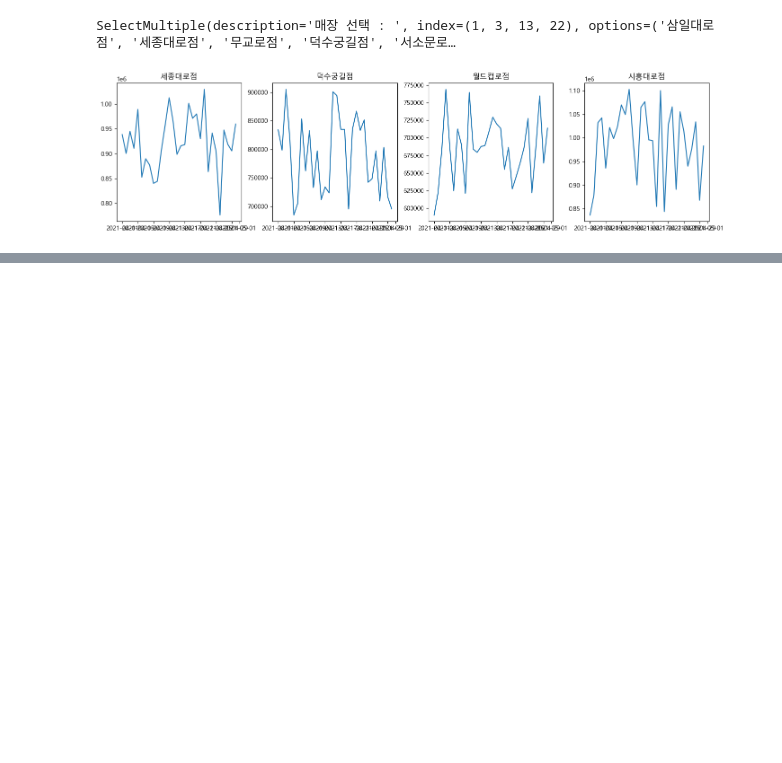
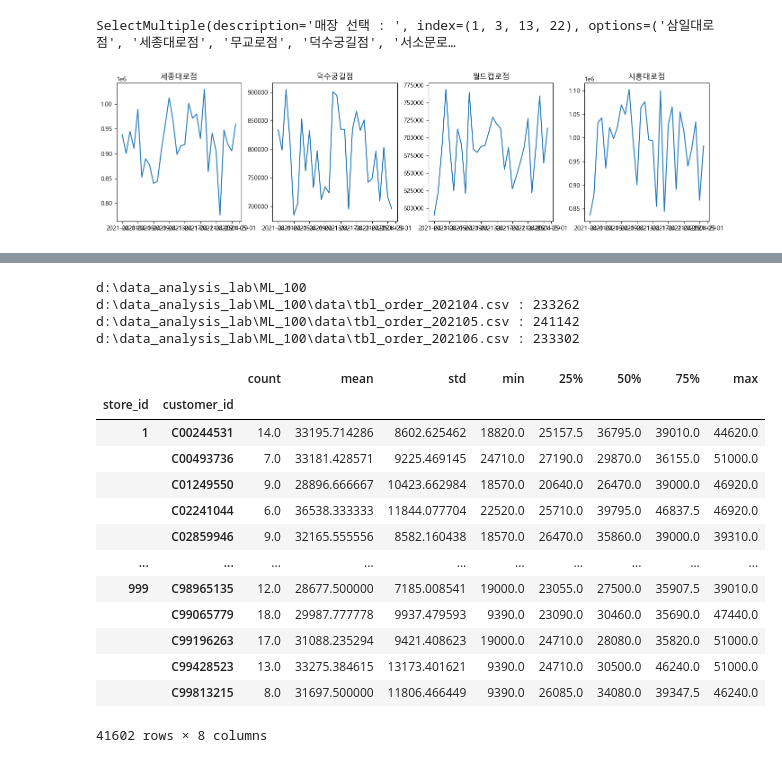
Before and after one commit to yumioh/data_analysis_lab, a Jupyter notebook: ML_100/chapter3.ipynb, the cells around one changed output, grey strips where cells are left out. Drawn from its saved outputs; the diff is of its cells as text; code cells hidden in the pictures; blank space fills up the shorter version.

```diff
--- a/ML_100/chapter3.ipynb
+++ b/ML_100/chapter3.ipynb
@@ -234,0 +328,54 @@ TypeError: Cannot perform 'rand_' with a dtyped [bool] array and scalar of type
+# %%
+import glob
+import os
+
+current_dir = os.getcwd()
+print(current_dir)
+tbl_order_file = os.path.join(current_dir, 'data/tbl_order_*.csv')
+tbl_order_files = glob.glob(tbl_order_file)
+order_all = pd.DataFrame()
+for file in tbl_order_files :
+    order_tmp = pd.read_csv(file)
+    print(f'{file} : {len(order_tmp)}')
+    order_all = pd.concat([order_all, order_tmp], ignore_index=True)
+
+# 유지 보수용 매장 데이텃 삭제
+order_all = order_all.loc[order_all['store_id'] != 990]
+
+order_all = pd.merge(order_all, m_store, on="store_id", how="left")
+order_all = pd.merge(order_all, m_area, on="area_cd", how="left")
+
+# 마스터에 없는 코드에 대응한 문자열 설정
+order_all.loc[order_all['takeout_flag'] == 0, 'takeout_name'] = 'delivery'
+order_all.loc[order_all['takeout_flag'] == 1, 'takeout_name'] = 'takeout'
+
+
+order_all.loc[order_all['status'] == 0, 'status_name'] = '주문 접수'
+order_all.loc[order_all['status'] == 1, 'status_name'] = '결제 완료'
+order_all.loc[order_all['status'] == 2, 'status_name'] = '배달 완료'
+order_all.loc[order_all['status'] == 3, 'status_name'] = '주문 취소'
+
+
+order_all.loc[:, "order_date"] = pd.to_datetime(
+    order_all['order_accept_date']).dt.date
+
+order_all.groupby(['store_id', 'customer_id'])["total_amount"].describe()
+# %% [output]
+d:\data_analysis_lab\ML_100
+d:\data_analysis_lab\ML_100\data\tbl_order_202104.csv : 233262
+d:\data_analysis_lab\ML_100\data\tbl_order_202105.csv : 241142
+d:\data_analysis_lab\ML_100\data\tbl_order_202106.csv : 233302
+|  |  | count | mean | std | min | 25% | 50% | 75% | max |
+| store_id | customer_id |  |  |  |  |  |  |  |  |
+| 1 | C00244531 | 14.0 | 33195.714286 | 8602.625462 | 18820.0 | 25157.5 | 36795.0 | 39010.0 | 44620.0 |
+|  | C00493736 | 7.0 | 33181.428571 | 9225.469145 | 24710.0 | 27190.0 | 29870.0 | 36155.0 | 51000.0 |
+|  | C01249550 | 9.0 | 28896.666667 | 10423.662984 | 18570.0 | 20640.0 | 26470.0 | 39000.0 | 46920.0 |
+|  | C02241044 | 6.0 | 36538.333333 | 11844.077704 | 22520.0 | 25710.0 | 39795.0 | 46837.5 | 46920.0 |
+|  | C02859946 | 9.0 | 32165.555556 | 8582.160438 | 18570.0 | 26470.0 | 35860.0 | 39000.0 | 39310.0 |
+| ... | ... | ... | ... | ... | ... | ... | ... | ... | ... |
+| 999 | C98965135 | 12.0 | 28677.500000 | 7185.008541 | 19000.0 | 23055.0 | 27500.0 | 35907.5 | 39010.0 |
+|  | C99065779 | 18.0 | 29987.777778 | 9937.479593 | 9390.0 | 23090.0 | 30460.0 | 35690.0 | 47440.0 |
+|  | C99196263 | 17.0 | 31088.235294 | 9421.408623 | 19000.0 | 24710.0 | 28080.0 | 35820.0 | 51000.0 |
+|  | C99428523 | 13.0 | 33275.384615 | 13173.401621 | 9390.0 | 24710.0 | 30500.0 | 46240.0 | 51000.0 |
+|  | C99813215 | 8.0 | 31697.500000 | 11806.466449 | 9390.0 | 26085.0 | 34080.0 | 39347.5 | 46240.0 |
+41602 rows × 8 columns
```
Also changed, not shown: parts of 9 cells of this notebook.
